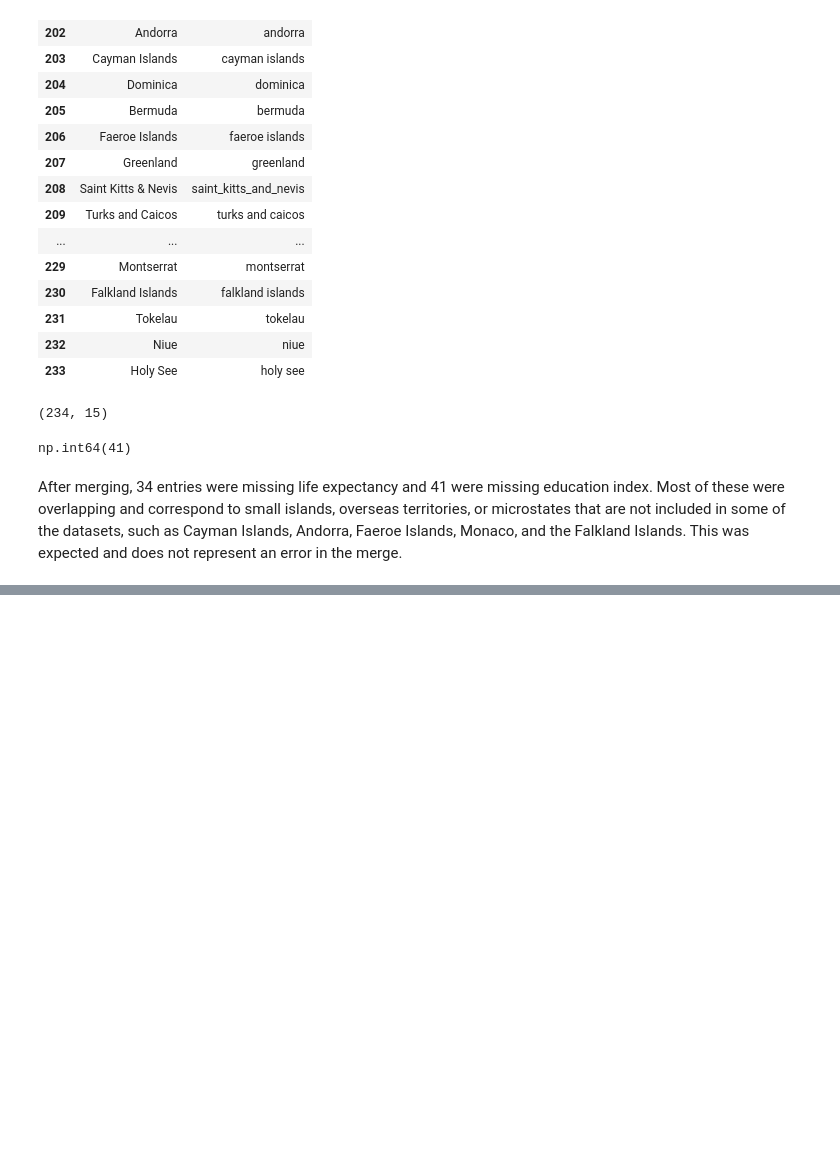
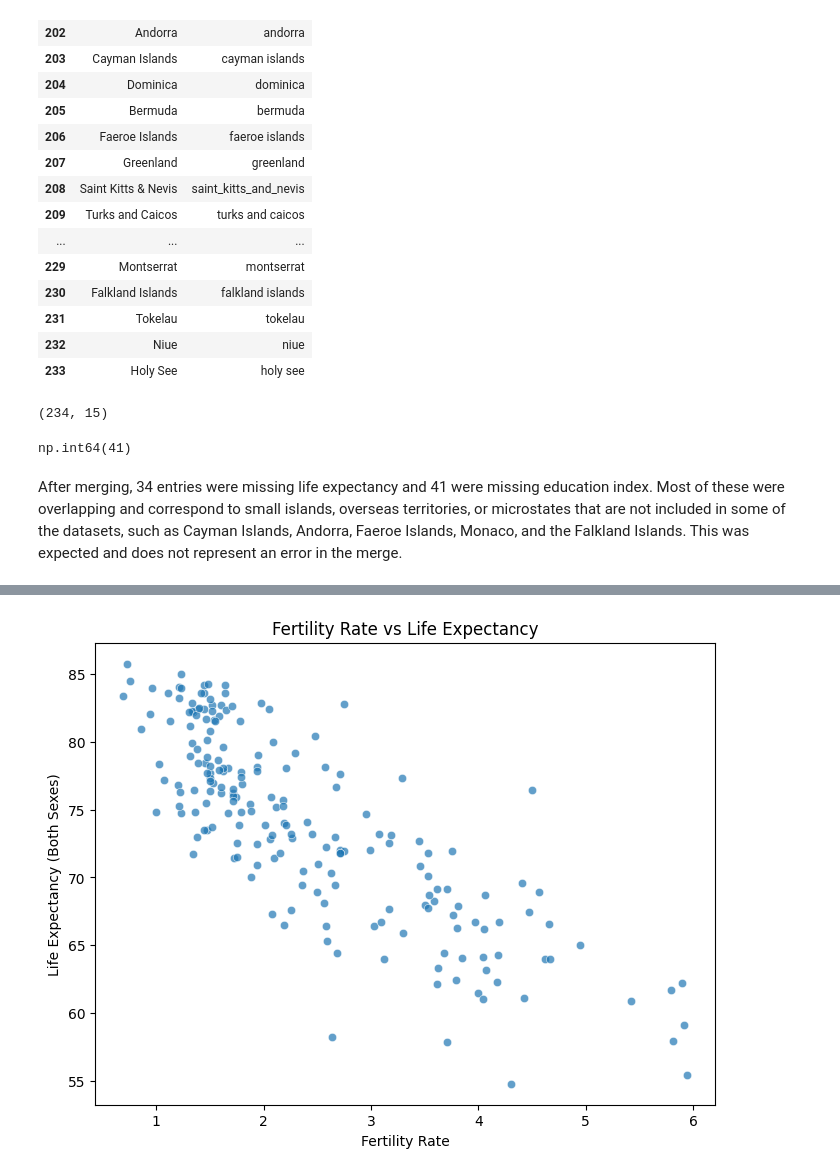
Before and after one commit to Maurice912/DATA_preprocessing_project, a Jupyter notebook: notebooks/data.ipynb, the cells around one changed output, grey strips where cells are left out. Drawn from its saved outputs; the diff is of its cells as text; code cells hidden in the pictures; blank space fills up the shorter version.

```diff
--- a/notebooks/data.ipynb
+++ b/notebooks/data.ipynb
@@ -552,0 +650,18 @@ This was expected and does not represent an error in the merge.
+# %%
+import seaborn as sns
+import matplotlib.pyplot as plt
+
+plt.figure(figsize=(8,6))
+sns.scatterplot(
+    data=df_final,
+    x='fertility_rate',
+    y='life_expectancy_(both_sexes)',
+    alpha=0.7
+)
+
+plt.title('Fertility Rate vs Life Expectancy')
+plt.xlabel('Fertility Rate')
+plt.ylabel('Life Expectancy (Both Sexes)')
+plt.show()
+# %% [output]
+[figure, added]
```
Also changed, not shown: parts of 20 cells of this notebook.
